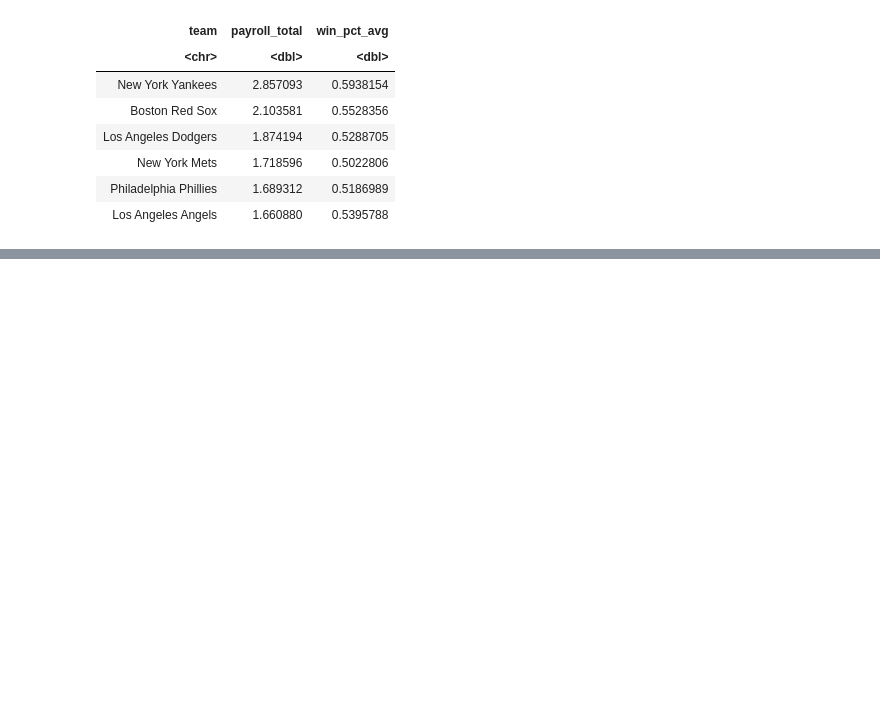
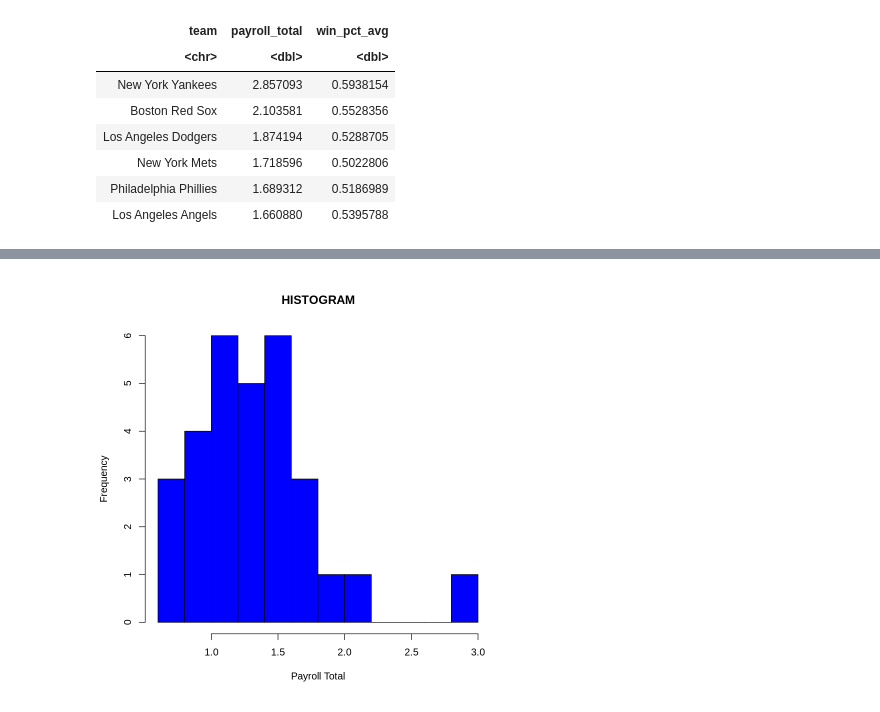
Before and after one commit to K1ngHungry/DataScienceClub, a Jupyter notebook: Baseball Case Study/Data_Preparation_EDA_Reference.ipynb, the cells around one changed output, grey strips where cells are left out. Cells and saved outputs as stored; diff of their text form; code cells hidden in the pictures; blank space fills up the shorter version.

```diff
--- a/Baseball Case Study/Data_Preparation_EDA_Reference.ipynb
+++ b/Baseball Case Study/Data_Preparation_EDA_Reference.ipynb
@@ -232,0 +250,4 @@ A tibble: 6 × 3
+# %%
+hist(data3$payroll_total, breaks=10, main = "HISTOGRAM", xlab = "Payroll Total", col = "blue")
+# %% [output]
+[figure, added]
```
Also changed, not shown: parts of 5 cells of this notebook.
